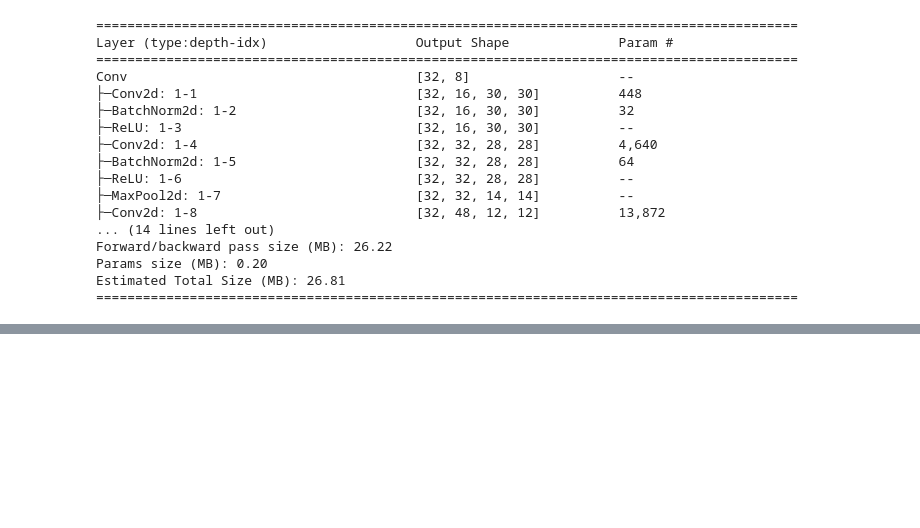
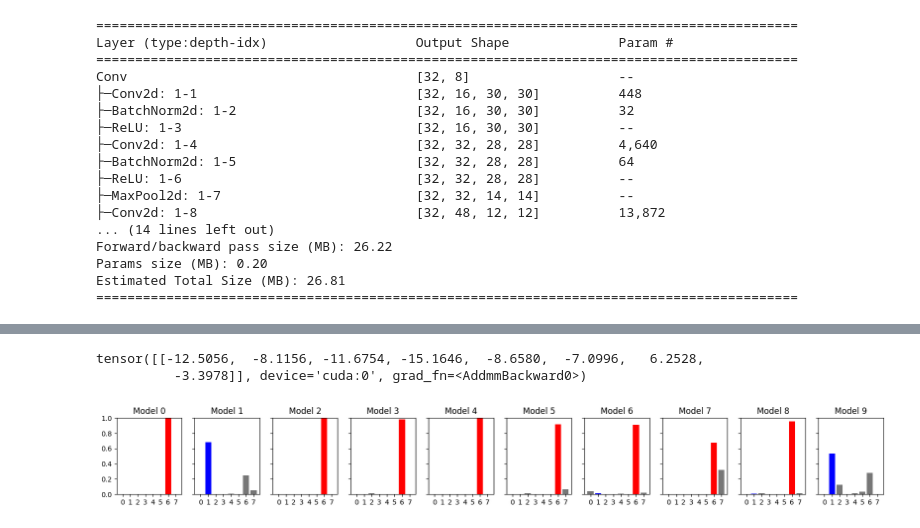
Before and after one commit to PauloPHPC/UMINHO-Visao-por-Computador, a Jupyter notebook: AULA 12/adversarial examples_todo.ipynb, the cells around one changed output, grey strips where cells are left out. Cells and saved outputs as stored; diff of their text form; code cells hidden in the pictures; blank space fills up the shorter version.

```diff
--- a/AULA 12/adversarial examples_todo.ipynb
+++ b/AULA 12/adversarial examples_todo.ipynb
@@ -162,0 +207,27 @@ Estimated Total Size (MB): 26.81
+# %%
+# ataque direcionado
+target_class = 6
+target = torch.LongTensor([target_class])
+
+output = models[0].forward(img_var)
+loss = loss_fn(output, target.to(device))
+
+loss.backward(retain_graph=True)
+
+epsilon = 0.15
+grad_sign = torch.sign(img_var.grad.data)
+perturbation = grad_sign * epsilon
+adversarial = (
+    img_var - perturbation
+)  # a diferença entre o ataque direcionado e não direcionado é o + e o -
+# %%
+adversarial_clamped = adversarial.clamp(0,1)
+output = models[0].forward(adversarial_clamped)
+print(output)
+# %% [output]
+tensor([[-12.5056,  -8.1156, -11.6754, -15.1646,  -8.6580,  -7.0996,   6.2528,
+          -3.3978]], device='cuda:0', grad_fn=<AddmmBackward0>)
+# %%
+plot_predictions(adversarial_clamped,models,1)
+# %% [output]
+[figure, added]
```
Also changed, not shown: parts of 13 cells of this notebook, 3 other files.
